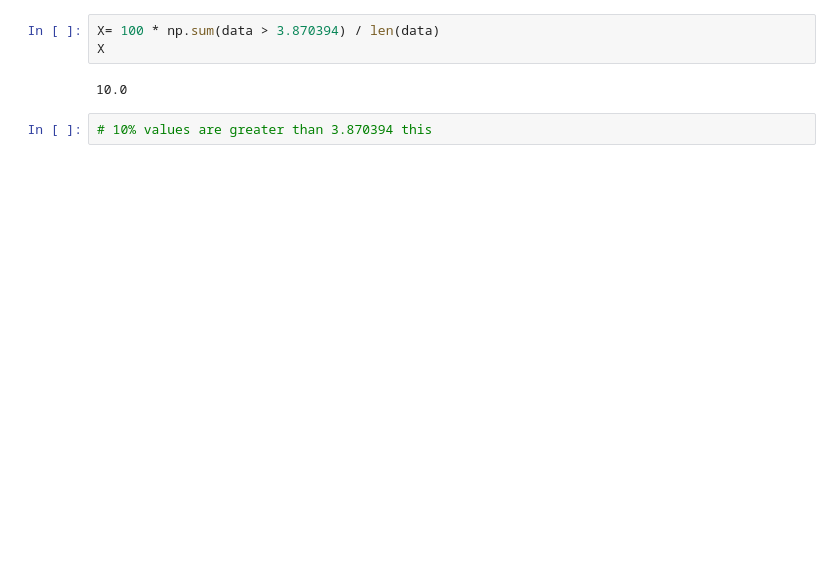
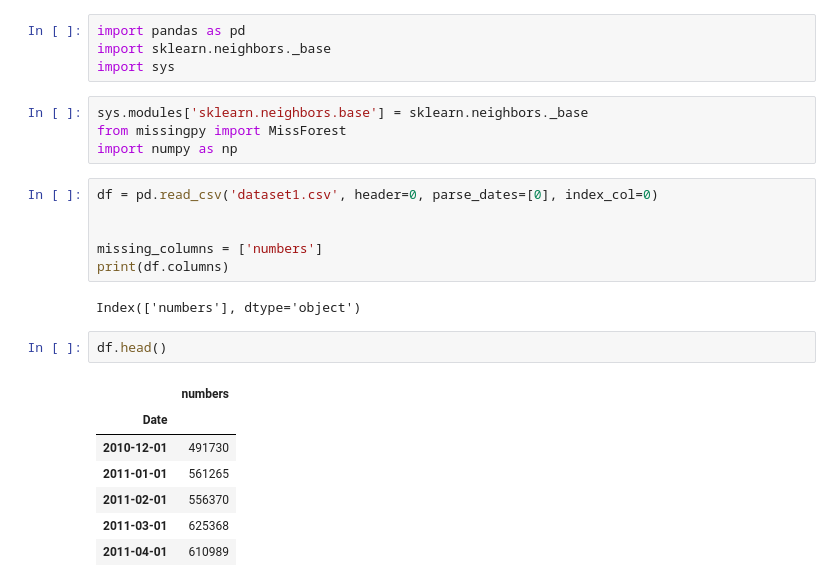
Before and after one commit to ImranNazir4/Data_Analysis_Projects, a Jupyter notebook: New folder/Untitled.ipynb, the cells around one changed output. Drawn from its saved outputs; the diff is of its cells as text; blank space fills up the shorter version.

Commit message:
data_imputation_techniques

```diff
--- a/New folder/Untitled.ipynb
+++ b/New folder/Untitled.ipynb
@@ -108,7 +1,26 @@ plt.legend()
-# %%
-X= 100 * np.sum(data > 3.870394) / len(data)
-X
-# %% [output]
-10.0
-# %%
-# 10% values are greater than 3.870394 this
+# %%
+import pandas as pd
+import sklearn.neighbors._base
+import sys
+# %%
+sys.modules['sklearn.neighbors.base'] = sklearn.neighbors._base
+from missingpy import MissForest
+import numpy as np
+# %%
+df = pd.read_csv('dataset1.csv', header=0, parse_dates=[0], index_col=0)
+
+
+missing_columns = ['numbers']
+print(df.columns)
+# %% [output]
+Index(['numbers'], dtype='object')
+# %%
+df.head()
+# %% [output]
+|  | numbers |
+| Date |  |
+| 2010-12-01 | 491730 |
+| 2011-01-01 | 561265 |
+| 2011-02-01 | 556370 |
+| 2011-03-01 | 625368 |
+| 2011-04-01 | 610989 |
```
Also changed, not shown: parts of 46 cells of this notebook, 9 other files.
